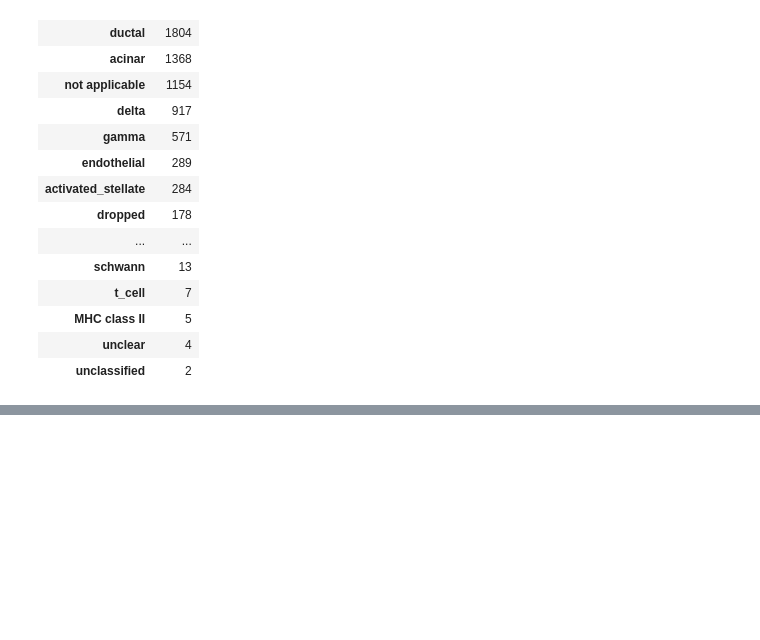
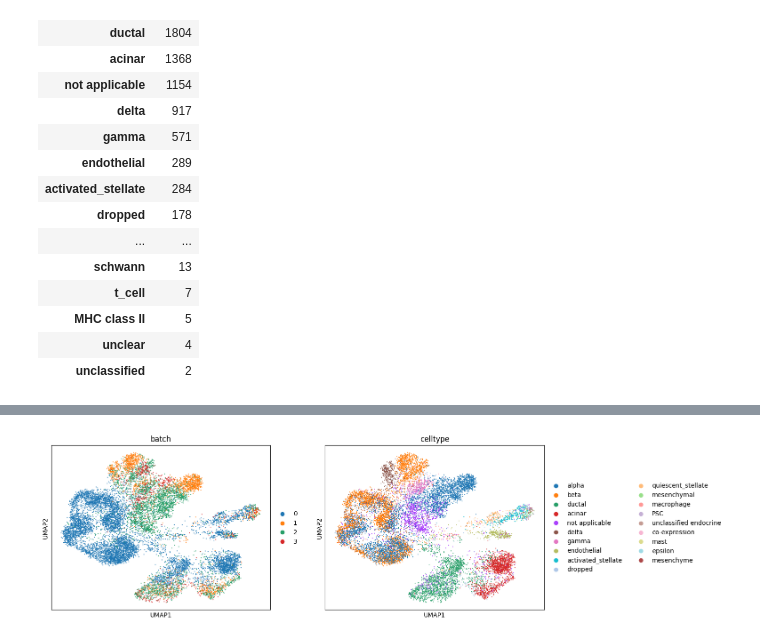
Before and after one commit to oliviahelens/Scanpy_Ingest_BBKNN, a Jupyter notebook: main.ipynb, the cells around one changed output, grey strips where cells are left out. Drawn from its saved outputs; the diff is of its cells as text; code cells hidden in the pictures; blank space fills up the shorter version.

Commit message:
commit final updates to main and add figure output for pancreas and PBMCs

```diff
--- a/main.ipynb
+++ b/main.ipynb
@@ -123,0 +131,4 @@ sc.pl.umap(adata_all, color=["batch", "celltype"], palette=sc.pl.palettes.vega_2
+# %%
+sc.pl.umap(adata_all, color=["batch", "celltype"])
+# %% [output]
+[figure, added]
```
Also changed, not shown: parts of 21 cells of this notebook, 6 other files.
